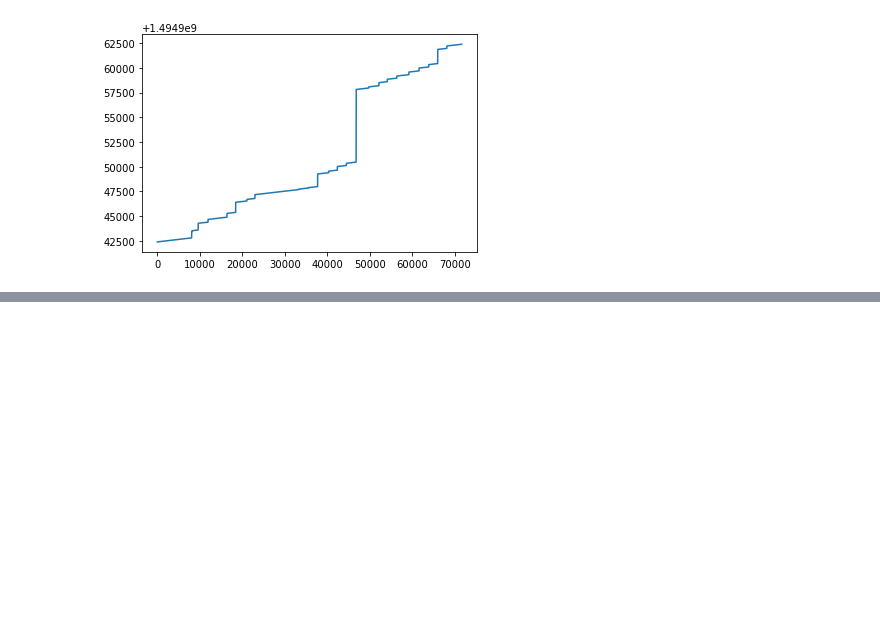
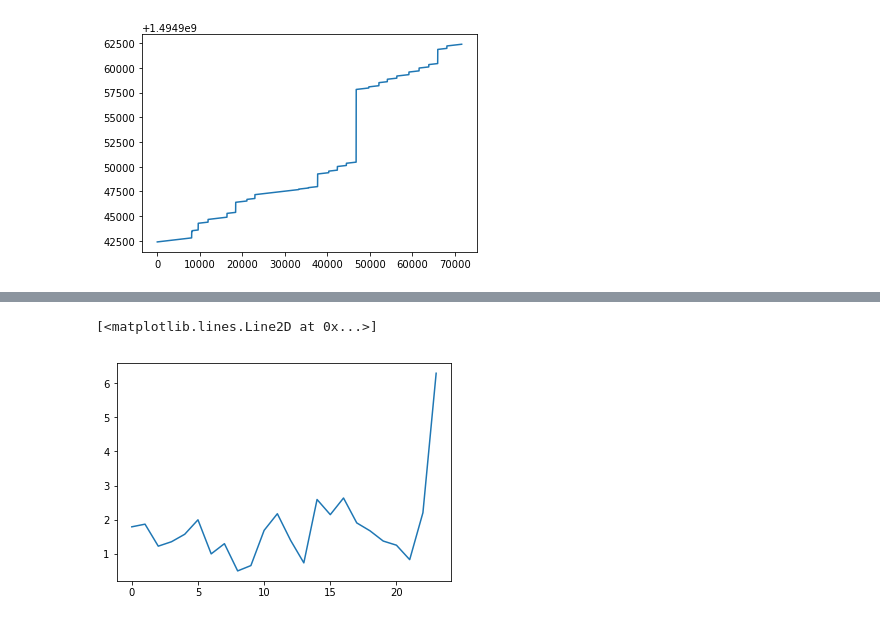
Before and after one commit to cigar-research/cigar-research, a Jupyter notebook: cedar-analysis/SBG_data_analysis.ipynb, the cells around one changed output, grey strips where cells are left out. Drawn from its saved outputs; the diff is of its cells as text; code cells hidden in the pictures; blank space fills up the shorter version.

Commit message:
Add SBG traces

```diff
--- a/cedar-analysis/SBG_data_analysis.ipynb
+++ b/cedar-analysis/SBG_data_analysis.ipynb
@@ -54,16 +54,16 @@ def gauss(x, *p):
 # p0 is the initial guess for the fitting coefficients (A, mu and sigma above)
 p0 = [1., 0., 1.]
 
+fit_params = {}
 
-
-for i in range(25):
-    if i == 1:
-        continue
-    msmt_SBG_data = SBG_data[(SBG_records_splits[i]):SBG_records_splits[i+1],:]
+for m in SBG_measurements:
+    s_idx = SBG_records_splits[SBG_data_indices[m]]
+    e_idx = SBG_records_splits[SBG_data_indices[m]+1]
+    msmt_SBG_data = SBG_data[s_idx:e_idx,:]
     msmt_SBG_data[:,0] -= msmt_SBG_data[0,0]
     plt.figure()
     plt.plot(msmt_SBG_data[:,0], msmt_SBG_data[:,4])
-    plt.title(str(i))
+    plt.title(m)
 
     p0 = [1., 60., 20.]
 
@@ -72,3 +72,8 @@ for i in range(25):
     plot_fit = gauss(msmt_SBG_data[:,0], *coeff)
 
     plt.plot(msmt_SBG_data[:,0], plot_fit)
+    fit_params[m] = coeff
+    plt.xlabel("time (s)")
+    plt.ylabel("heat flux (kW/m$^2$)")
+
+    plt.savefig("plots/SBG_traces/SBG_trace_" + m + ".png", dpi=300)
@@ -88,0 +80,5 @@ for i in range(25):
+# %%
+plt.plot(fit_params[:,0])
+# %% [output]
+[<matplotlib.lines.Line2D at 0x...>]
+[figure, added]
```
Also changed, not shown: parts of 1 cell of this notebook, 25 other files.
